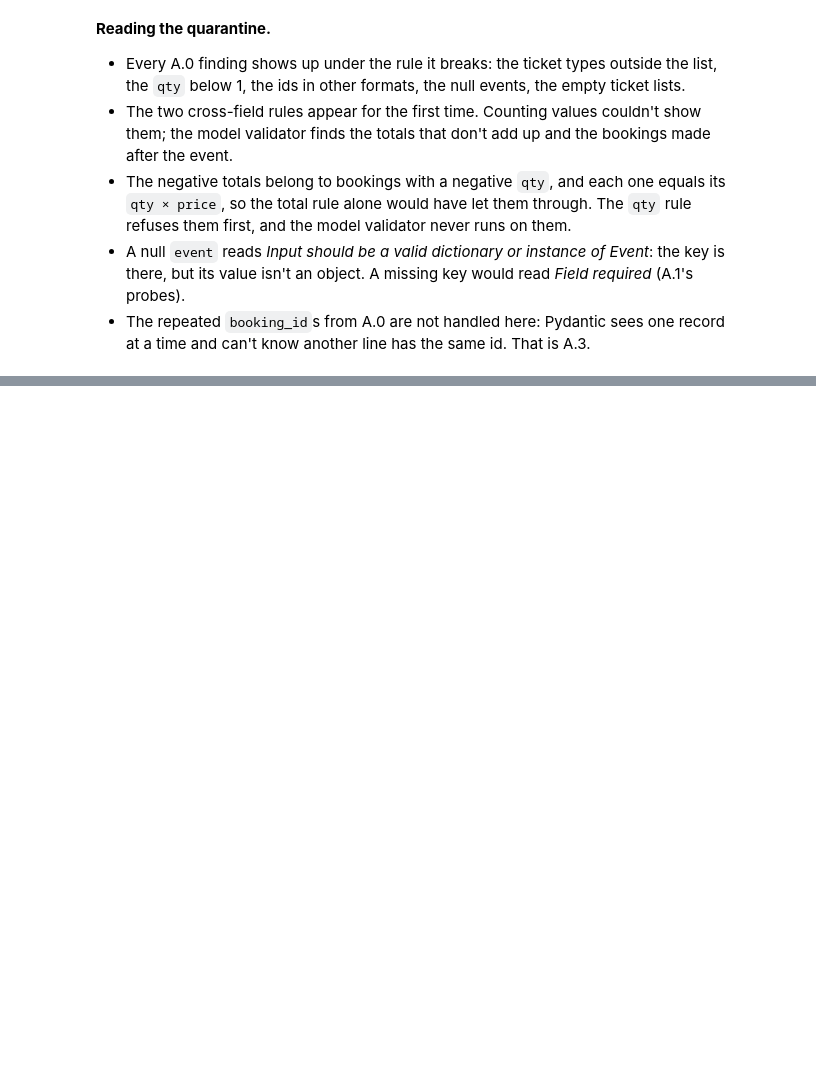
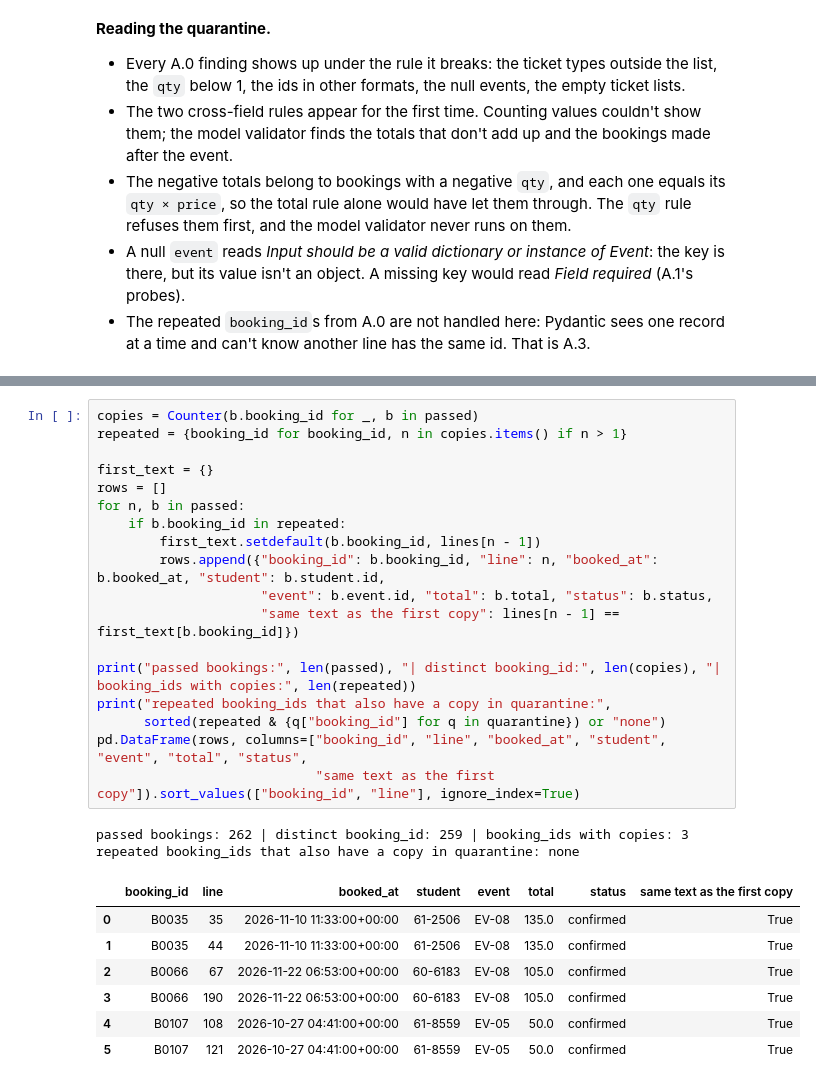
Before and after one commit to DanEhab/daniel-ehab_58-3825_MET-02_task2, a Jupyter notebook: task2.ipynb, the cells around one changed output, grey strips where cells are left out. Saved outputs shown, nothing was run; the diff lists cells and outputs as text; blank space fills up the shorter version.

Commit message:
Part A.3-A.4: quarantine re-sent bookings, save quarantine.jsonl, report counts

```diff
--- a/task2.ipynb
+++ b/task2.ipynb
@@ -700,0 +707,28 @@ passed bookings with a negative total: 0
+# %%
+copies = Counter(b.booking_id for _, b in passed)
+repeated = {booking_id for booking_id, n in copies.items() if n > 1}
+
+first_text = {}
+rows = []
+for n, b in passed:
+    if b.booking_id in repeated:
+        first_text.setdefault(b.booking_id, lines[n - 1])
+        rows.append({"booking_id": b.booking_id, "line": n, "booked_at": b.booked_at, "student": b.student.id,
+                     "event": b.event.id, "total": b.total, "status": b.status,
+                     "same text as the first copy": lines[n - 1] == first_text[b.booking_id]})
+
+print("passed bookings:", len(passed), "| distinct booking_id:", len(copies), "| booking_ids with copies:", len(repeated))
+print("repeated booking_ids that also have a copy in quarantine:",
+      sorted(repeated & {q["booking_id"] for q in quarantine}) or "none")
+pd.DataFrame(rows, columns=["booking_id", "line", "booked_at", "student", "event", "total", "status",
+                            "same text as the first copy"]).sort_values(["booking_id", "line"], ignore_index=True)
+# %% [output]
+passed bookings: 262 | distinct booking_id: 259 | booking_ids with copies: 3
+repeated booking_ids that also have a copy in quarantine: none
+|  | booking_id | line | booked_at | student | event | total | status | same text as the first copy |
+| 0 | B0035 | 35 | 2026-11-10 11:33:00+00:00 | 61-2506 | EV-08 | 135.0 | confirmed | True |
+| 1 | B0035 | 44 | 2026-11-10 11:33:00+00:00 | 61-2506 | EV-08 | 135.0 | confirmed | True |
+| 2 | B0066 | 67 | 2026-11-22 06:53:00+00:00 | 60-6183 | EV-08 | 105.0 | confirmed | True |
+| 3 | B0066 | 190 | 2026-11-22 06:53:00+00:00 | 60-6183 | EV-08 | 105.0 | confirmed | True |
+| 4 | B0107 | 108 | 2026-10-27 04:41:00+00:00 | 61-8559 | EV-05 | 50.0 | confirmed | True |
+| 5 | B0107 | 121 | 2026-10-27 04:41:00+00:00 | 61-8559 | EV-05 | 50.0 | confirmed | True |
```
Also changed, not shown: parts of 9 cells of this notebook, 1 other file.
